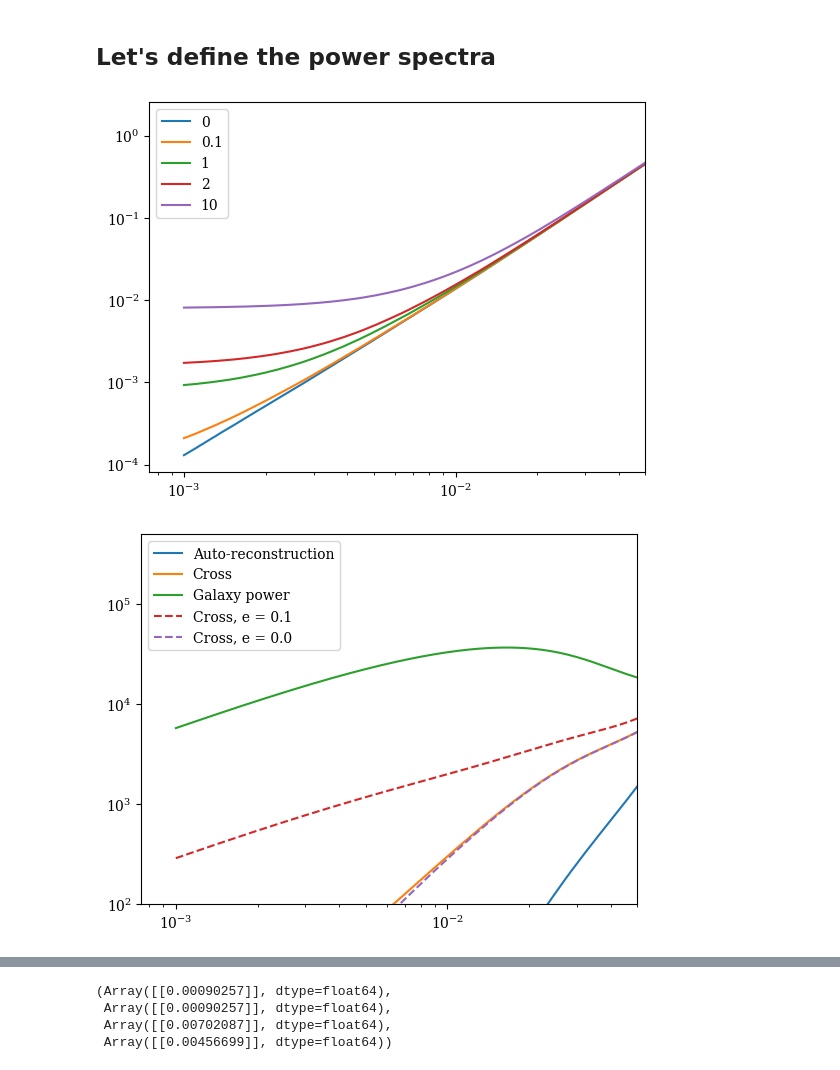
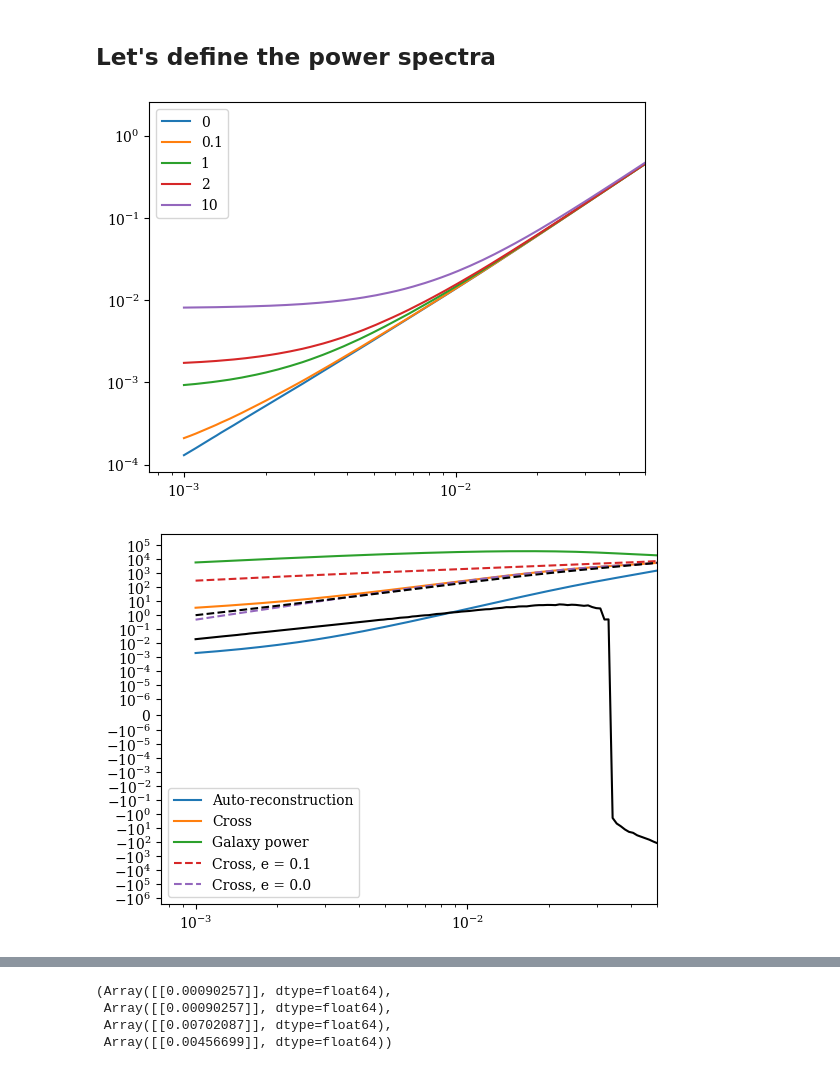
Before and after one commit to Saladino93/qeep, a Jupyter notebook: notebooks/paper/forecasts.ipynb, the cells around one changed output, grey strips where cells are left out. Drawn from its saved outputs; the diff is of its cells as text; code cells hidden in the pictures.

```diff
--- a/notebooks/paper/forecasts.ipynb
+++ b/notebooks/paper/forecasts.ipynb
@@ -39,6 +41,7 @@ plinf = lambda kmag: jnp.interp(kmag, gen_power[:,0], gen_power[:,1])
 name = config["name"]
 
 path = f"../../results/{name}/"
+path = f"/users/odarwish/results/desi_base_asymm/"
 
 norm = np.load(path+f"analysis_theory_normalization_AB.npy", allow_pickle = True).item()
 var = np.load(path+f"analysis_theory_variance_AB.npy", allow_pickle = True).item()
@@ -194,6 +197,10 @@ def b2_fit(b10):
 mainkey = "n"
 
 biases_dict = config["bias"]
+number_density = config["number_density"]
+
+nbar_A = number_density["nbar_A"]
+nbar_B = number_density["nbar_B"]
 
 b1A = biases_dict["b10_A"]
 b1B = biases_dict["b10_B"]
@@ -241,35 +248,44 @@ CAA, CAR, CRR = get_functions_vA_only(*get_functions(
 ))
 
 for x in [0, 1e-1, 1, 2, 10]:
     vB = jnp.array([x*e, b1A, b2A, bs2A, bGXA, bGXB, bSXA, bSXB, bTXA, bTXB])
     bias_temp = get_tot_bias(get_v(vB), QR.get_get_norm()(mainkey), responses, asymm_shift = 1, only_asymm_shift = 0.)
     plt.loglog(Ks, bias_temp, label = x)
 plt.xlim(xmax = 5e-2)
 plt.ylim(-1e-1)
 plt.yscale('symlog', linthresh = 1e-7)
 plt.legend()
 plt.show()
 
 plt.loglog(Ks, CRR(vA), label = "Auto-reconstruction")
 plt.loglog(Ks, (CAR(vA)), label = "Cross")
 plt.loglog(Ks, CAA(vA), label = "Galaxy power")
 
 e_ = 100*e
 vB = jnp.array([e_, b1A, b2A, bs2A, bGXA, bGXB, bSXA, bSXB, bTXA, bTXB])
 plt.loglog(Ks, CAR(vB), label = f"Cross, e = {e_}", ls = "--")
 
 e_ = 0*e
 vB = jnp.array([e_, b1A, b2A, bs2A, bGXA, bGXB, bSXA, bSXB, bTXA, bTXB])
 plt.loglog(Ks, CAR(vB), label = f"Cross, e = {e_}", ls = "--")
 
+NN = norm[(mainkey, mainkey)]**-1.
+plt.plot(Ks, -tris[(mainkey, mainkey)]*NN**2, color = "black")
+
+NN = norm[(mainkey, mainkey)]**-1.
+plt.plot(Ks, bis[(mainkey, mainkey)]*NN, color = "black", ls = "--")
+
+#NN = norm[("g", "g")]**-1.
+#plt.plot(Ks, tris[("g", "g")]*NN**2, color = "black")
+
 plt.yscale('symlog', linthresh = 1e-6)
 plt.xlim(xmax = 5e-2)
-plt.ylim(ymin = 1e2)
+#plt.ylim(ymin = 1e2)
 plt.legend()
 plt.show()
 # %% [output]
 [figure]
-[figure, old version]
+[figure, new version]
 # %%
 from qeep import fisher
 
```
Also changed, not shown: parts of 16 cells of this notebook, 4 other files.
